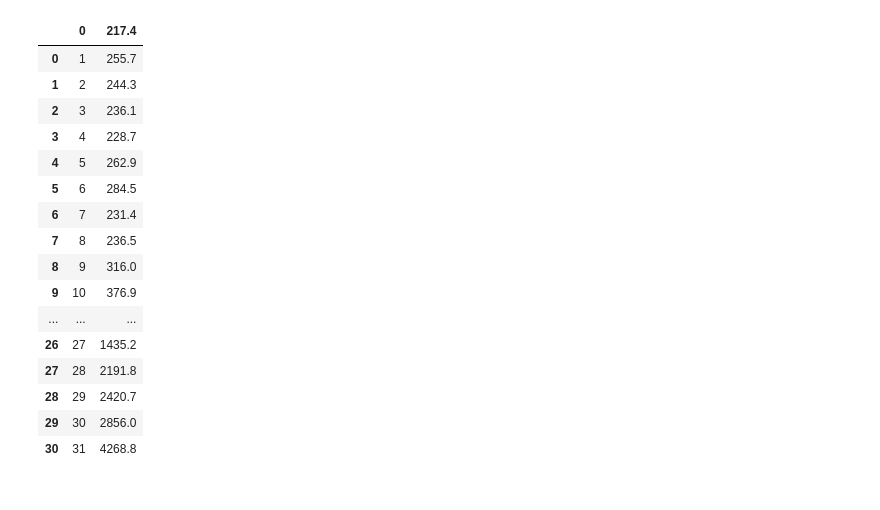
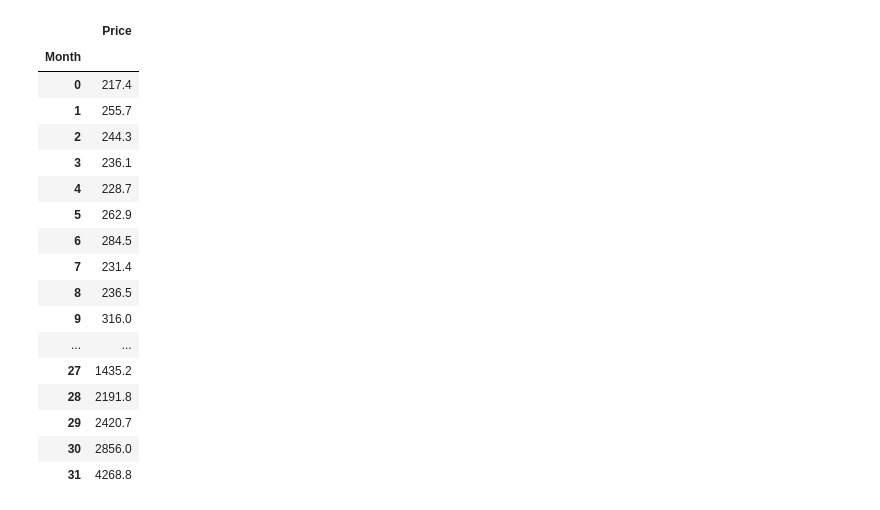
Before and after one commit to chethanbr86/MLDL_projects, a Jupyter notebook: Timeseries/airline-passenger-traffic_upgrad/bitcoin.ipynb, the cells around one changed output. Drawn from its saved outputs; the diff is of its cells as text; code cells hidden in the pictures.

```diff
--- a/Timeseries/airline-passenger-traffic_upgrad/bitcoin.ipynb
+++ b/Timeseries/airline-passenger-traffic_upgrad/bitcoin.ipynb
@@ -13,22 +13,25 @@ style.use('dark_background')
 # %%
 df = pd.read_csv('bitcoinfinal.csv', header=None)
 df.columns = ['Month','Price']
+# df['Month'] = pd.to_datetime(df['Month'], format='%Y-%m')
+df = df.set_index('Month')
 df
 # %% [output]
-|  | 0 | 217.4 |
-| 0 | 1 | 255.7 |
-| 1 | 2 | 244.3 |
-| 2 | 3 | 236.1 |
-| 3 | 4 | 228.7 |
-| 4 | 5 | 262.9 |
-| 5 | 6 | 284.5 |
-| 6 | 7 | 231.4 |
-| 7 | 8 | 236.5 |
-| 8 | 9 | 316.0 |
-| 9 | 10 | 376.9 |
-| ... | ... | ... |
-| 26 | 27 | 1435.2 |
-| 27 | 28 | 2191.8 |
-| 28 | 29 | 2420.7 |
-| 29 | 30 | 2856.0 |
-| 30 | 31 | 4268.8 |
+|  | Price |
+| Month |  |
+| 0 | 217.4 |
+| 1 | 255.7 |
+| 2 | 244.3 |
+| 3 | 236.1 |
+| 4 | 228.7 |
+| 5 | 262.9 |
+| 6 | 284.5 |
+| 7 | 231.4 |
+| 8 | 236.5 |
+| 9 | 316.0 |
+| ... | ... |
+| 27 | 1435.2 |
+| 28 | 2191.8 |
+| 29 | 2420.7 |
+| 30 | 2856.0 |
+| 31 | 4268.8 |
```
Also changed, not shown: parts of 10 cells of this notebook.
